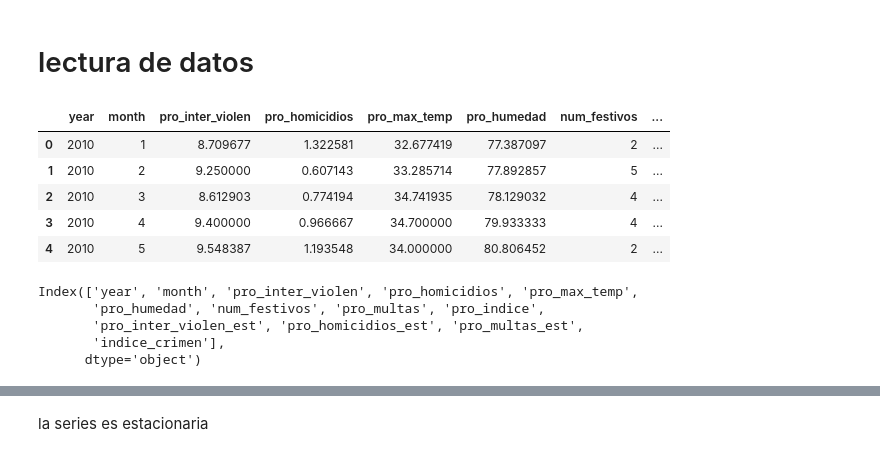
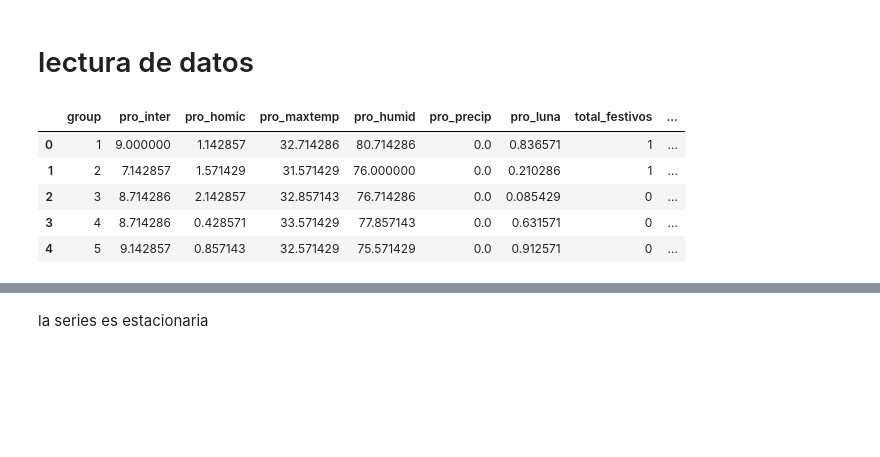
Before and after one commit to briveros23/Series_de_tiempo, a Jupyter notebook: notebook/LSTM.ipynb, the cells around one changed output, grey strips where cells are left out. Cells and saved outputs as stored; diff of their text form; code cells hidden in the pictures; blank space fills up the shorter version.

```diff
--- a/notebook/LSTM.ipynb
+++ b/notebook/LSTM.ipynb
@@ -15,13 +17,13 @@ import statsmodels as sm
 # %% [markdown]
 # lectura de datos
 # %%
-datos_men = pd.read_csv('../input/data_final.csv').drop(columns=['Unnamed: 0'])
+datos_sem = pd.read_csv('../input/datos_semanales.csv').drop(columns=['Unnamed: 0'])
 # %%
-datos_men.head()
+datos_sem.head()
 # %% [output]
-|  | year | month | pro_inter_violen | pro_homicidios | pro_max_temp | pro_humedad | num_festivos | ... |
-| 0 | 2010 | 1 | 8.709677 | 1.322581 | 32.677419 | 77.387097 | 2 | ... |
-| 1 | 2010 | 2 | 9.250000 | 0.607143 | 33.285714 | 77.892857 | 5 | ... |
-| 2 | 2010 | 3 | 8.612903 | 0.774194 | 34.741935 | 78.129032 | 4 | ... |
-| 3 | 2010 | 4 | 9.400000 | 0.966667 | 34.700000 | 79.933333 | 4 | ... |
-| 4 | 2010 | 5 | 9.548387 | 1.193548 | 34.000000 | 80.806452 | 2 | ... |
+|  | group | pro_inter | pro_homic | pro_maxtemp | pro_humid | pro_precip | pro_luna | total_festivos | ... |
+| 0 | 1 | 9.000000 | 1.142857 | 32.714286 | 80.714286 | 0.0 | 0.836571 | 1 | ... |
+| 1 | 2 | 7.142857 | 1.571429 | 31.571429 | 76.000000 | 0.0 | 0.210286 | 1 | ... |
+| 2 | 3 | 8.714286 | 2.142857 | 32.857143 | 76.714286 | 0.0 | 0.085429 | 0 | ... |
+| 3 | 4 | 8.714286 | 0.428571 | 33.571429 | 77.857143 | 0.0 | 0.631571 | 0 | ... |
+| 4 | 5 | 9.142857 | 0.857143 | 32.571429 | 75.571429 | 0.0 | 0.912571 | 0 | ... |
@@ -30,8 +29,0 @@ datos = datos_men.drop(columns=['year', 'month', 'pro_inter_violen', 'pro_homici
-# %%
-datos_men.columns
-# %% [output]
-Index(['year', 'month', 'pro_inter_violen', 'pro_homicidios', 'pro_max_temp',
-       'pro_humedad', 'num_festivos', 'pro_multas', 'pro_indice',
-       'pro_inter_violen_est', 'pro_homicidios_est', 'pro_multas_est',
-       'indice_crimen'],
-      dtype='object')
```
Also changed, not shown: parts of 25 cells of this notebook, 2 other files.
